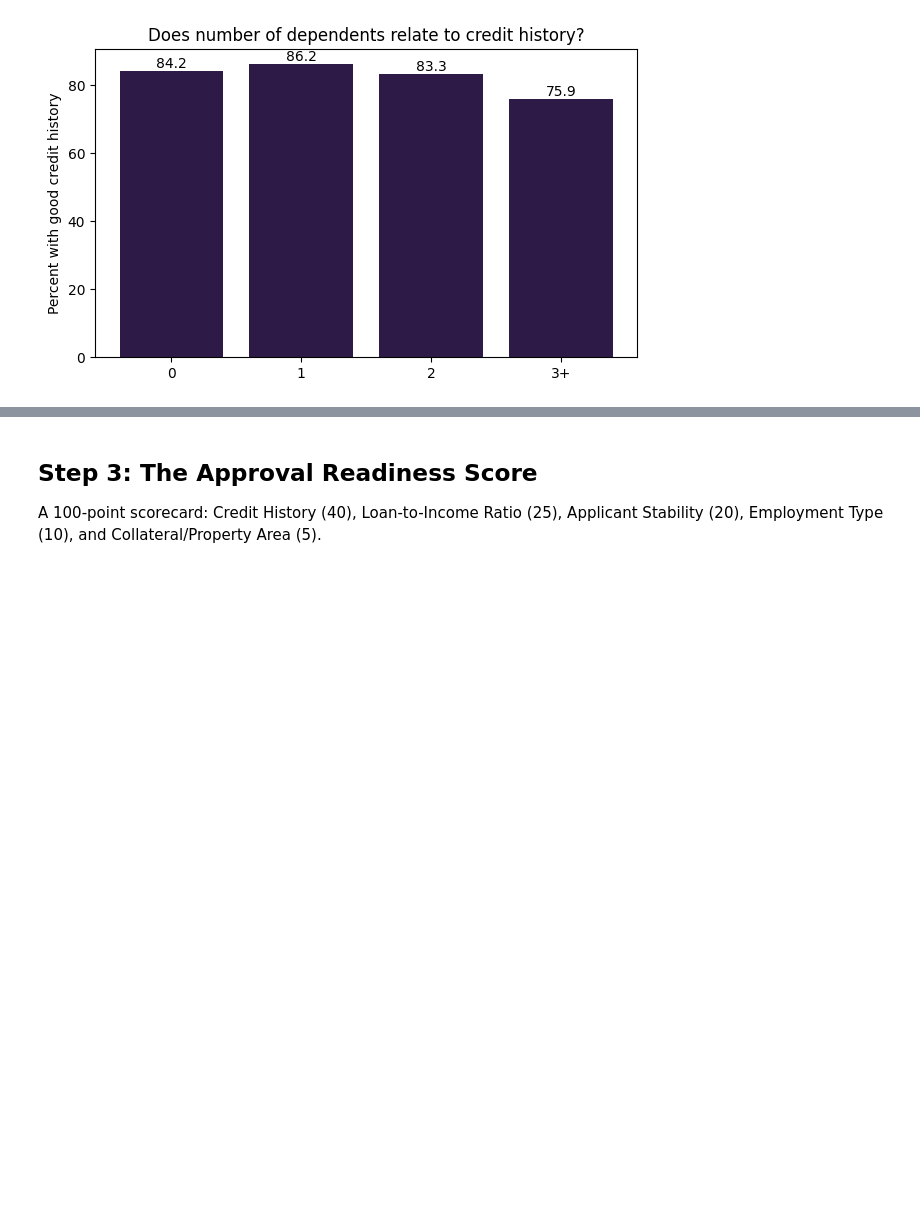
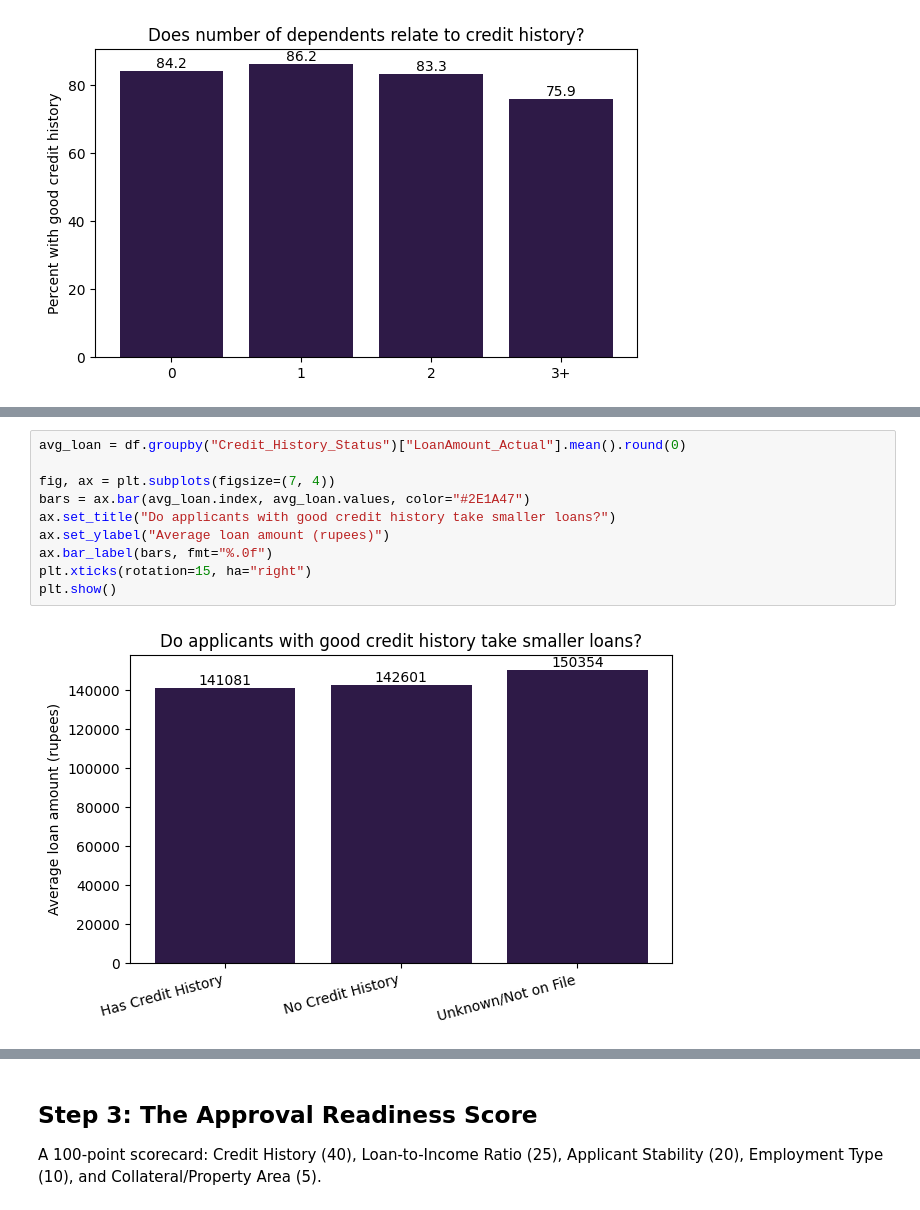
Before and after one commit to DebbyA007/loan-cleaning-project, a Jupyter notebook: loan_analysis.ipynb, the cells around one changed output, grey strips where cells are left out. Drawn from its saved outputs; the diff is of its cells as text; blank space fills up the shorter version.

```diff
--- a/loan_analysis.ipynb
+++ b/loan_analysis.ipynb
@@ -112,0 +147,12 @@ plt.show()
+# %%
+avg_loan = df.groupby("Credit_History_Status")["LoanAmount_Actual"].mean().round(0)
+
+fig, ax = plt.subplots(figsize=(7, 4))
+bars = ax.bar(avg_loan.index, avg_loan.values, color="#2E1A47")
+ax.set_title("Do applicants with good credit history take smaller loans?")
+ax.set_ylabel("Average loan amount (rupees)")
+ax.bar_label(bars, fmt="%.0f")
+plt.xticks(rotation=15, ha="right")
+plt.show()
+# %% [output]
+[figure, added]
```
Also changed, not shown: parts of 4 cells of this notebook.
